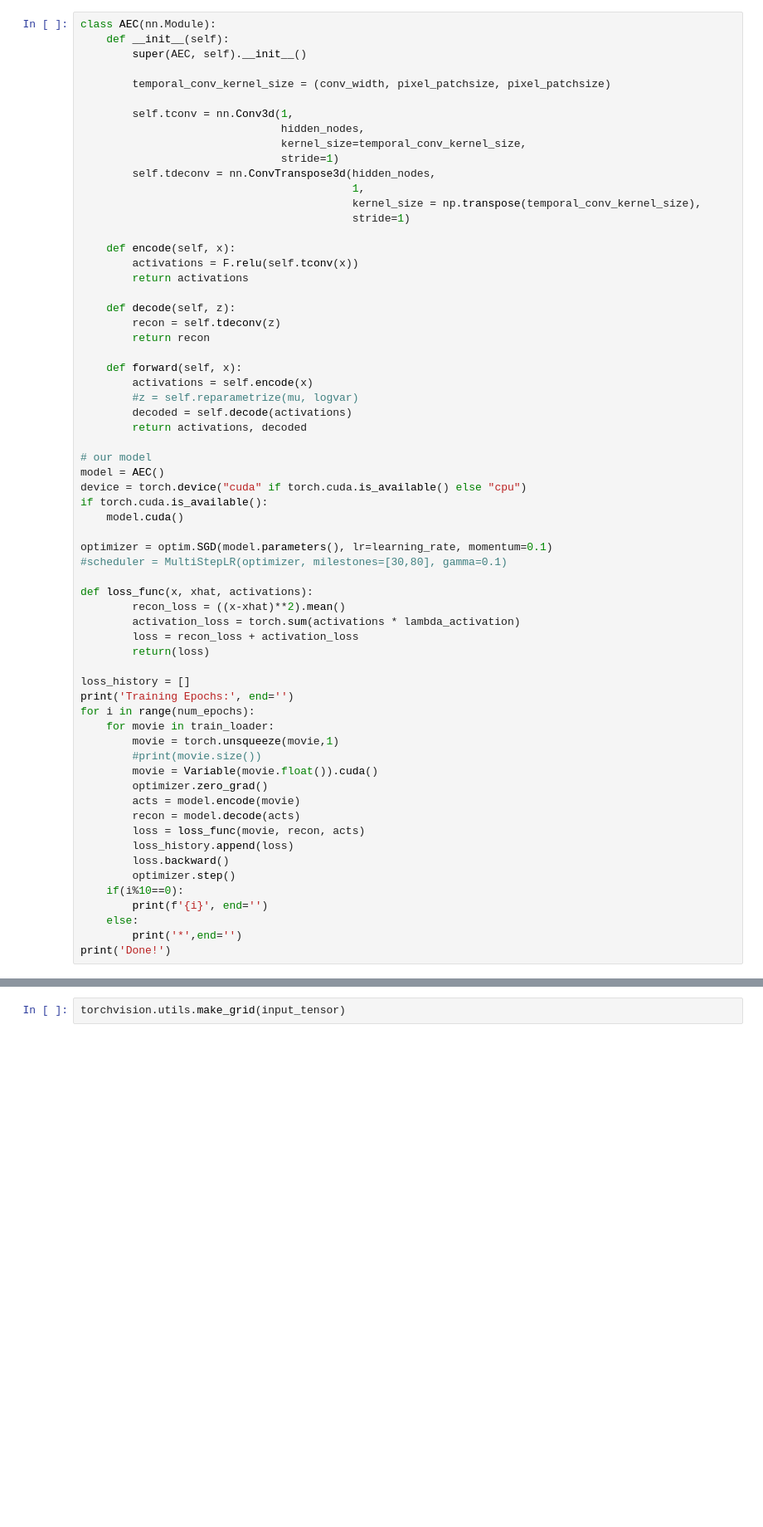
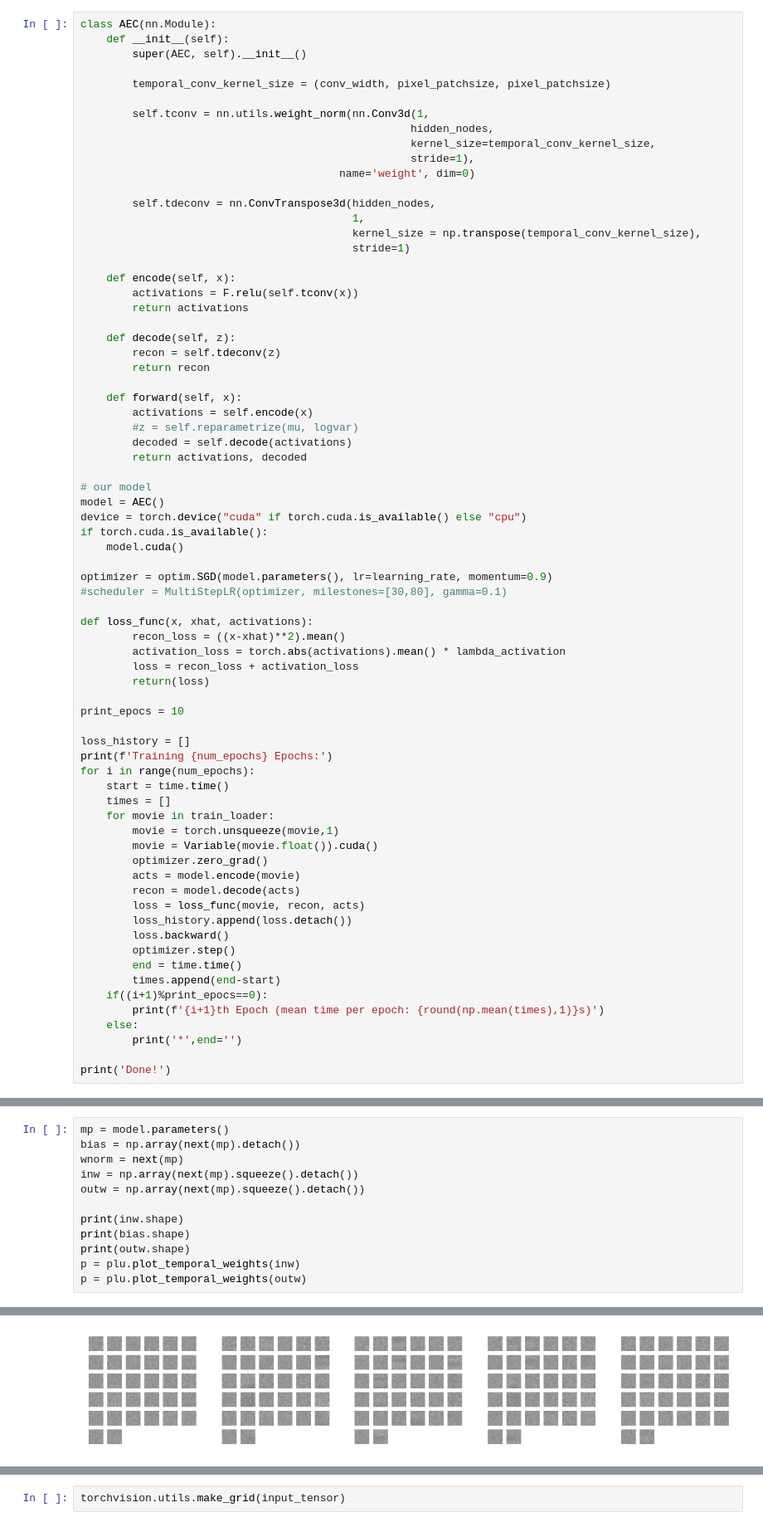
Before and after one commit to vdutell/taec_torch, a Jupyter notebook: taec_torch.ipynb, the cells around one changed output, grey strips where cells are left out. Shown: that part at 83% size. Saved outputs shown, nothing was run; the diff lists cells and outputs as text; blank space fills up the shorter version.

Commit message:
better weight analysis plots

```diff
--- a/taec_torch.ipynb
+++ b/taec_torch.ipynb
@@ -84,10 +84,12 @@ class AEC(nn.Module):
 
         temporal_conv_kernel_size = (conv_width, pixel_patchsize, pixel_patchsize)
 
-        self.tconv = nn.Conv3d(1,
-                               hidden_nodes,
-                               kernel_size=temporal_conv_kernel_size,
-                               stride=1)
+        self.tconv = nn.utils.weight_norm(nn.Conv3d(1,
+                                                   hidden_nodes,
+                                                   kernel_size=temporal_conv_kernel_size,
+                                                   stride=1),
+                                        name='weight', dim=0)
+
         self.tdeconv = nn.ConvTranspose3d(hidden_nodes,
                                           1,
                                           kernel_size = np.transpose(temporal_conv_kernel_size),
@@ -113,32 +115,38 @@ device = torch.device("cuda" if torch.cuda.is_available() else "cpu")
 if torch.cuda.is_available():
     model.cuda()
 
-optimizer = optim.SGD(model.parameters(), lr=learning_rate, momentum=0.1)
+optimizer = optim.SGD(model.parameters(), lr=learning_rate, momentum=0.9)
 #scheduler = MultiStepLR(optimizer, milestones=[30,80], gamma=0.1)
 
 def loss_func(x, xhat, activations):
         recon_loss = ((x-xhat)**2).mean()
-        activation_loss = torch.sum(activations * lambda_activation)
+        activation_loss = torch.abs(activations).mean() * lambda_activation
         loss = recon_loss + activation_loss
         return(loss)
 
+print_epocs = 10
+
 loss_history = []
-print('Training Epochs:', end='')
+print(f'Training {num_epochs} Epochs:')
 for i in range(num_epochs):
+    start = time.time()
+    times = []
     for movie in train_loader:
         movie = torch.unsqueeze(movie,1)
-        #print(movie.size())
         movie = Variable(movie.float()).cuda()
         optimizer.zero_grad()
         acts = model.encode(movie)
         recon = model.decode(acts)
         loss = loss_func(movie, recon, acts)
-        loss_history.append(loss)
+        loss_history.append(loss.detach())
         loss.backward()
         optimizer.step()
-    if(i%10==0):
-        print(f'{i}', end='')
+        end = time.time()
+        times.append(end-start)
+    if((i+1)%print_epocs==0):
+        print(f'{i+1}th Epoch (mean time per epoch: {round(np.mean(times),1)}s)')
     else:
         print('*',end='')
+
 print('Done!')
 # %% [output]
@@ -165,0 +214,13 @@ plt.plot(np.log(loss_evolution))
+# %%
+mp = model.parameters()
+bias = np.array(next(mp).detach())
+wnorm = next(mp)
+inw = np.array(next(mp).squeeze().detach())
+outw = np.array(next(mp).squeeze().detach())
+
+print(inw.shape)
+print(bias.shape)
+print(outw.shape)
+p = plu.plot_temporal_weights(inw)
+p = plu.plot_temporal_weights(outw)
+# %% [output]
@@ -165,0 +230 @@ plt.plot(np.log(loss_evolution))
+[figure, added]
```
Also changed, not shown: parts of 10 cells of this notebook, 1 other file.
